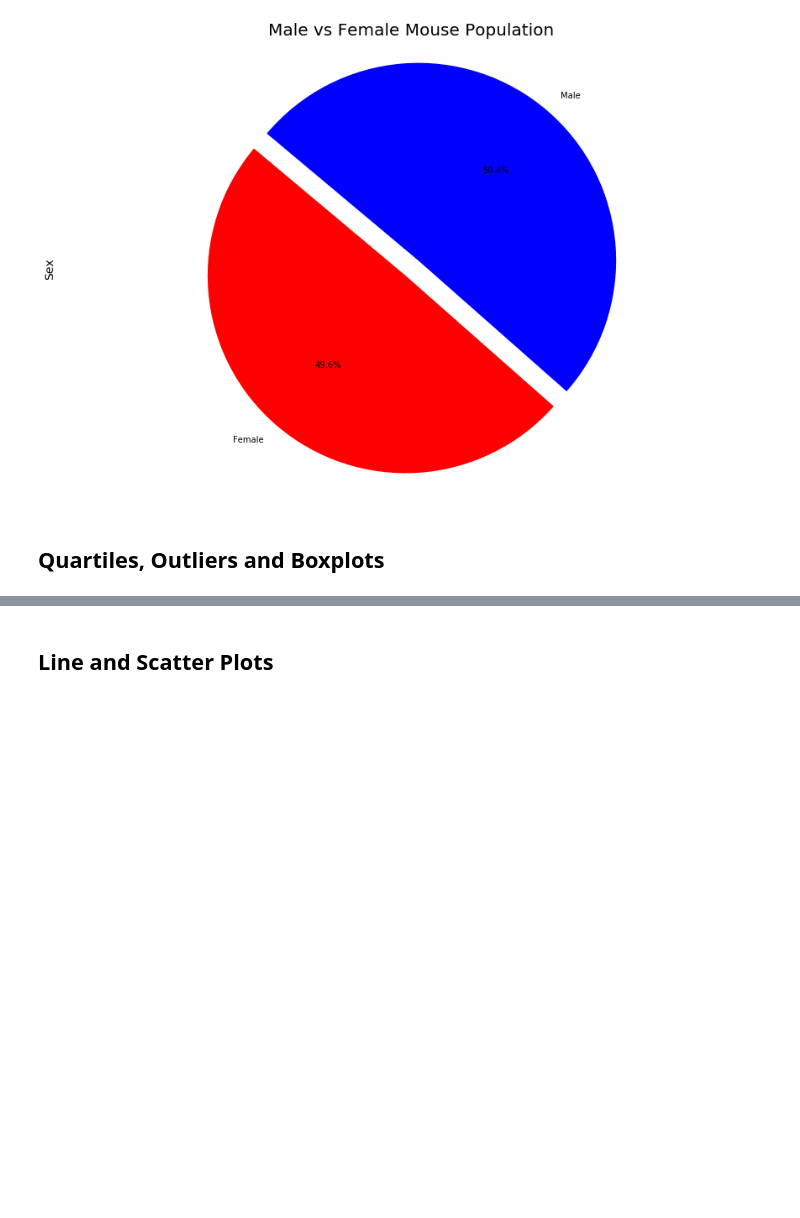
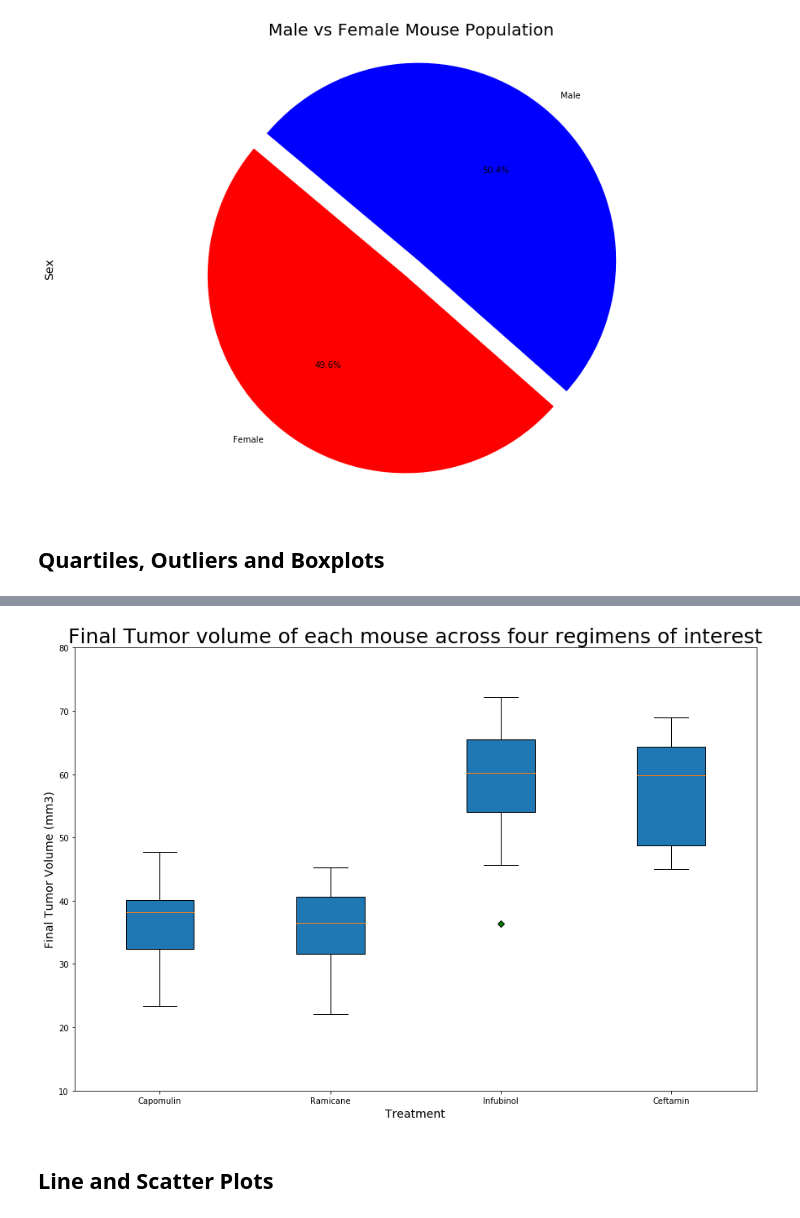
Before and after one commit to arvinseeva/matplotlib-challenge, a Jupyter notebook: pymaceuticals_starter.ipynb, the cells around one changed output, grey strips where cells are left out. Saved outputs shown, nothing was run; the diff lists cells and outputs as text; code cells hidden in the pictures; blank space fills up the shorter version.

```diff
--- a/pymaceuticals_starter.ipynb
+++ b/pymaceuticals_starter.ipynb
@@ -313,2 +352,34 @@ SyntaxError: invalid syntax (<ipython-input-1-a9855a503f81>, line 11)
+# %%
+#Ceftamin
+
+# Locate the rows which contain mice on each drug and get the tumor volumes
+Ceftamin_tumor = Ceftamin_merge["Tumor Volume (mm3)"]
+
+    # add subset
+quartiles = Ceftamin_tumor.quantile([.25,.5,.75])
+lowerq = quartiles[0.25]
+upperq = quartiles[0.75]
+iqr = upperq-lowerq
+
+    # Determine outliers using upper and lower bounds
+
+lower_bound = lowerq - (1.5*iqr)
+upper_bound = upperq + (1.5*iqr)
+# %%
+# Generate a box plot of the final tumor volume of each mouse across four regimens of interest
+dataplot = [Capomulin_tumor, Ramicane_tumor, Infubinol_tumor, Ceftamin_tumor]
+treatment_names = ["Capomulin", "Ramicane", "Infubinol", "Ceftamin"]
+green_diamond = dict(markerfacecolor='g', marker='D')
+fig1, ax1 = plt.subplots(figsize=(15, 10))
+ax1.set_title('Final Tumor volume of each mouse across four regimens of interest',fontsize =25)
+ax1.set_ylabel('Final Tumor Volume (mm3)',fontsize = 14)
+ax1.set_xlabel('Treatment',fontsize = 14)
+ax1.boxplot(dataplot, labels=treatment_names, widths = 0.4, patch_artist=True,vert=True, flierprops=green_diamond)
+
+plt.ylim(10, 80)
+
+plt.show()
+# %% [output]
+[figure, added]
 # %% [markdown]
 ## Line and Scatter Plots
```
Also changed, not shown: parts of 17 cells of this notebook.
